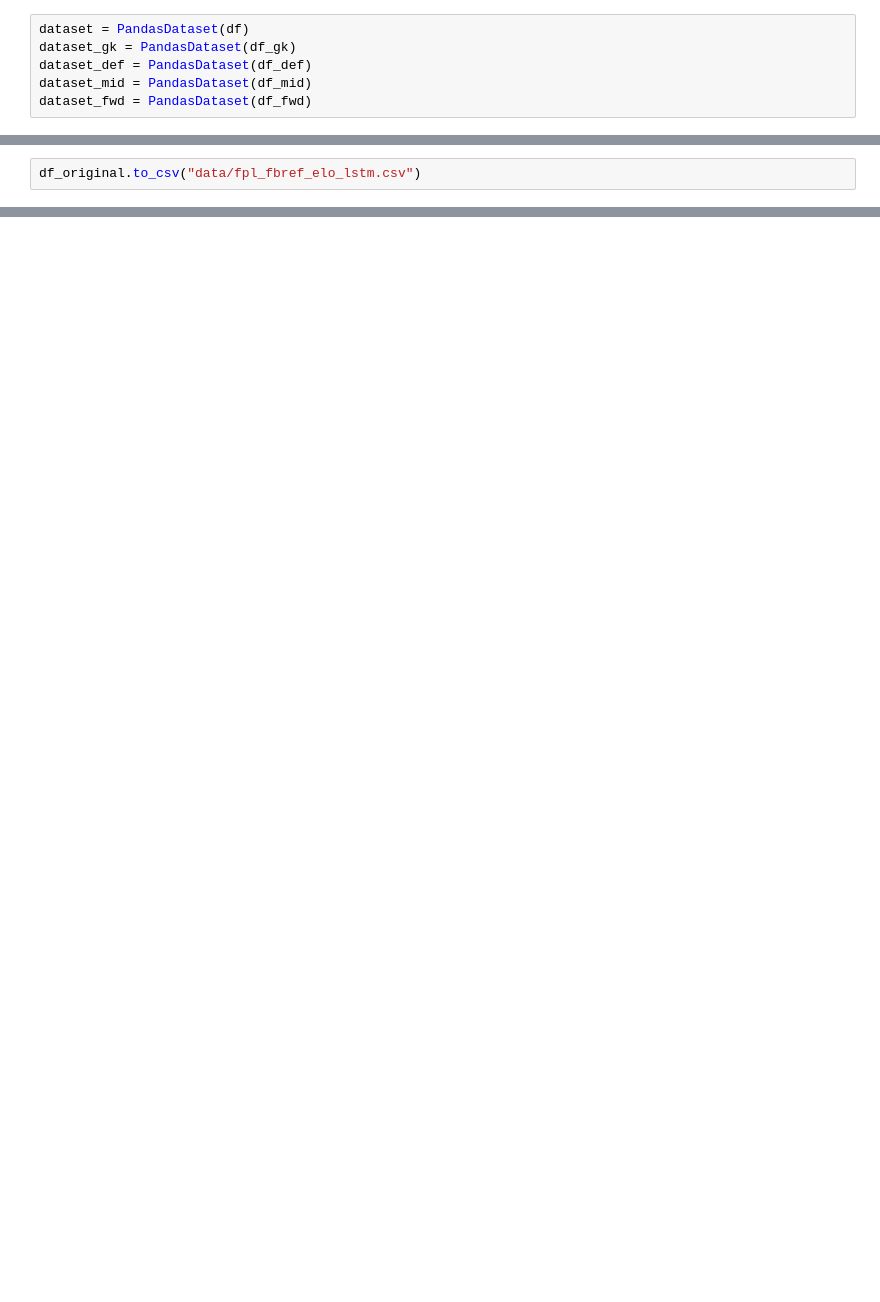
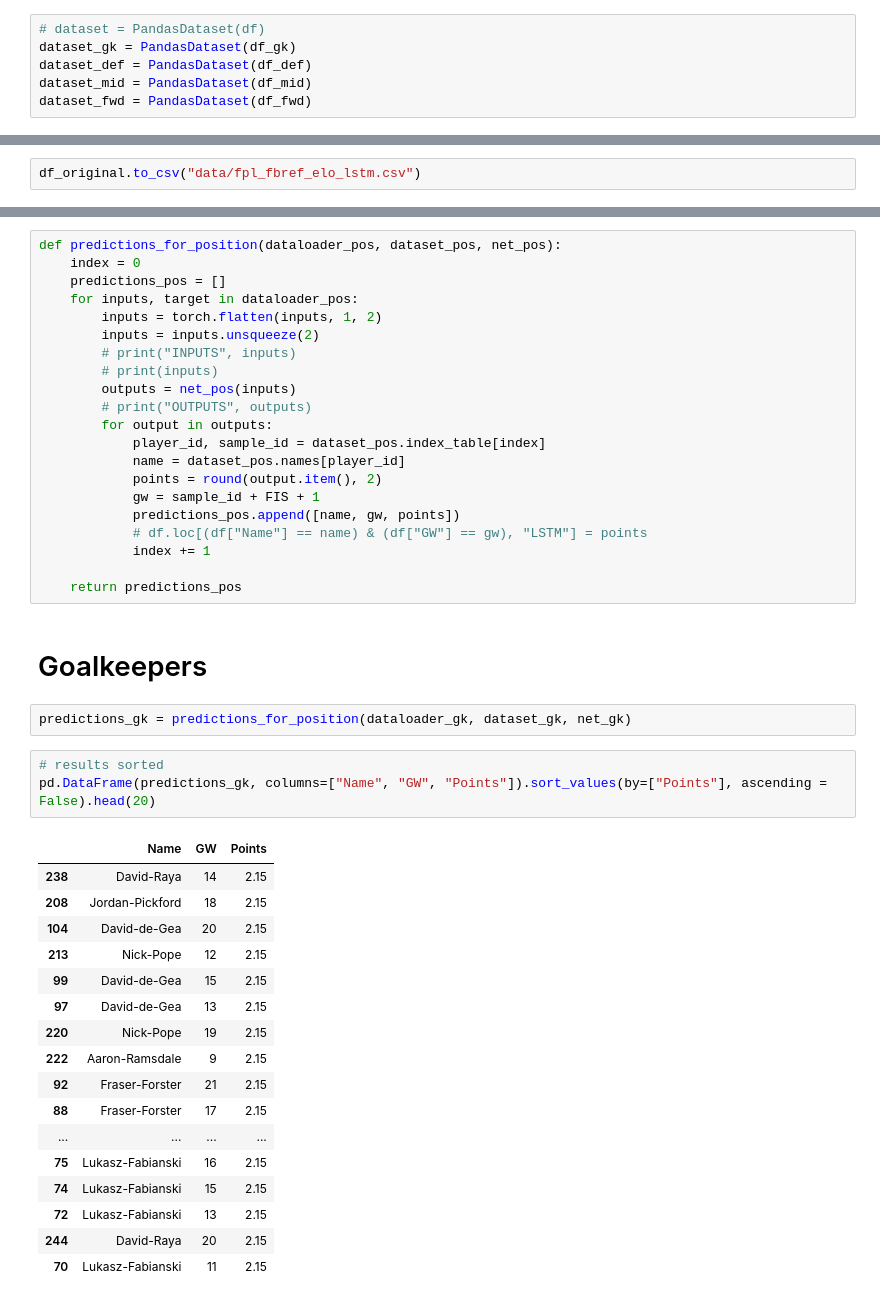
Before and after one commit to Fran3x/FPL_Model, a Jupyter notebook: notebooks/LSTM_test.ipynb, the cells around one changed output, grey strips where cells are left out. Saved outputs shown, nothing was run; the diff lists cells and outputs as text; blank space fills up the shorter version.

Commit message:
lstm for each position working

```diff
--- a/notebooks/LSTM_test.ipynb
+++ b/notebooks/LSTM_test.ipynb
@@ -196,7 +197,7 @@ df[["Name", "FPL position"]].drop_duplicates().head(20)
 | 412 | Adam-Armstrong | FWD |
 | 432 | Stuart-Armstrong | MID |
 # %%
-dataset = PandasDataset(df)
+# dataset = PandasDataset(df)
 dataset_gk = PandasDataset(df_gk)
 dataset_def = PandasDataset(df_def)
 dataset_mid = PandasDataset(df_mid)
@@ -443,0 +530,46 @@ pd.DataFrame(predictions, columns=["Name", "GW", "Points"]).sort_values(by=["Poi
+# %%
+def predictions_for_position(dataloader_pos, dataset_pos, net_pos):
+    index = 0
+    predictions_pos = []
+    for inputs, target in dataloader_pos:
+        inputs = torch.flatten(inputs, 1, 2)
+        inputs = inputs.unsqueeze(2)
+        # print("INPUTS", inputs)
+        # print(inputs)
+        outputs = net_pos(inputs)
+        # print("OUTPUTS", outputs)
+        for output in outputs:
+            player_id, sample_id = dataset_pos.index_table[index]
+            name = dataset_pos.names[player_id]
+            points = round(output.item(), 2)
+            gw = sample_id + FIS + 1
+            predictions_pos.append([name, gw, points])
+            # df.loc[(df["Name"] == name) & (df["GW"] == gw), "LSTM"] = points
+            index += 1
+
+    return predictions_pos
+# %% [markdown]
+# Goalkeepers
+# %%
+predictions_gk = predictions_for_position(dataloader_gk, dataset_gk, net_gk)
+# %%
+# results sorted
+pd.DataFrame(predictions_gk, columns=["Name", "GW", "Points"]).sort_values(by=["Points"], ascending = False).head(20)
+# %% [output]
+|  | Name | GW | Points |
+| 238 | David-Raya | 14 | 2.15 |
+| 208 | Jordan-Pickford | 18 | 2.15 |
+| 104 | David-de-Gea | 20 | 2.15 |
+| 213 | Nick-Pope | 12 | 2.15 |
+| 99 | David-de-Gea | 15 | 2.15 |
+| 97 | David-de-Gea | 13 | 2.15 |
+| 220 | Nick-Pope | 19 | 2.15 |
+| 222 | Aaron-Ramsdale | 9 | 2.15 |
+| 92 | Fraser-Forster | 21 | 2.15 |
+| 88 | Fraser-Forster | 17 | 2.15 |
+| ... | ... | ... | ... |
+| 75 | Lukasz-Fabianski | 16 | 2.15 |
+| 74 | Lukasz-Fabianski | 15 | 2.15 |
+| 72 | Lukasz-Fabianski | 13 | 2.15 |
+| 244 | David-Raya | 20 | 2.15 |
+| 70 | Lukasz-Fabianski | 11 | 2.15 |
```
Also changed, not shown: parts of 24 cells of this notebook, 1 other file.
